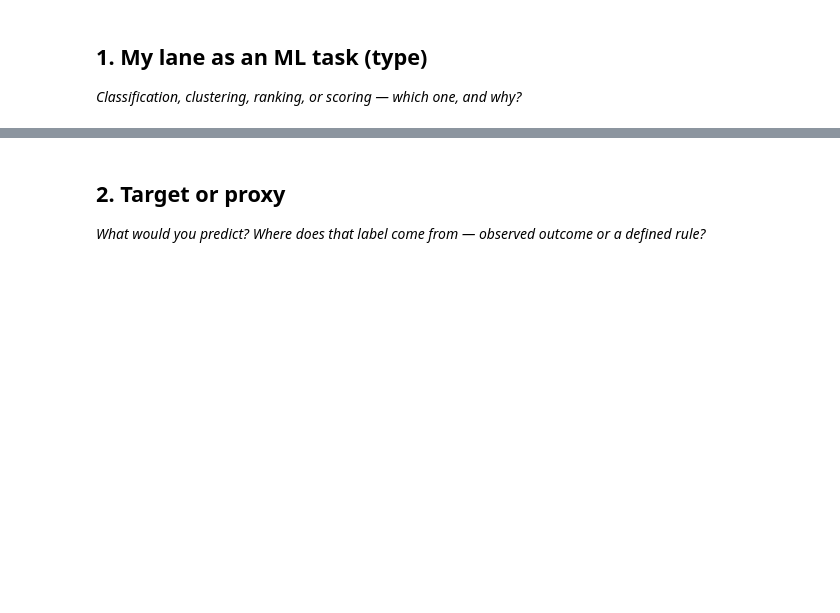
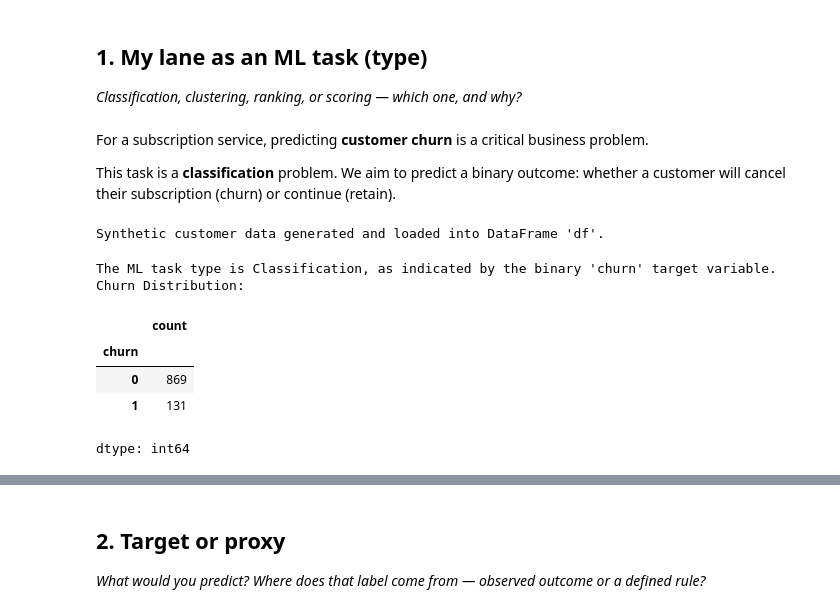
Before and after one commit to RajatBharti11/Rajat, a Jupyter notebook: work/notebooks/w02_ml_task_framing.ipynb, the cells around one changed output, grey strips where cells are left out. Saved outputs shown, nothing was run; the diff lists cells and outputs as text; code cells hidden in the pictures; blank space fills up the shorter version.

```diff
--- a/work/notebooks/w02_ml_task_framing.ipynb
+++ b/work/notebooks/w02_ml_task_framing.ipynb
@@ -15,0 +13,41 @@ This skeleton is yours to fill. Work the sections **in order** — each one has
+# %% [markdown]
+For a subscription service, predicting **customer churn** is a critical business problem.
+
+This task is a **classification** problem. We aim to predict a binary outcome: whether a customer will cancel their subscription (churn) or continue (retain).
+# %%
+import pandas as pd
+import numpy as np
+
+# Seed for reproducibility
+np.random.seed(42)
+
+# Generate synthetic data for customer churn prediction
+num_customers = 1000
+
+data = {
+    'customer_id': range(1, num_customers + 1),
+    'subscription_duration_days': np.random.randint(30, 730, num_customers), # 1 month to 2 years
+    'monthly_bill': np.random.uniform(10, 100, num_customers).round(2),
+    'data_usage_gb': np.random.uniform(5, 500, num_customers).round(1),
+    'support_tickets_last_30_days': np.random.randint(0, 5, num_customers),
+    'last_login_days_ago': np.random.randint(0, 90, num_customers),
+    'churn': np.random.choice([0, 1], num_customers, p=[0.85, 0.15]) # 15% churn rate
+}
+
+df = pd.DataFrame(data)
+
+print("Synthetic customer data generated and loaded into DataFrame 'df'.")
+# %% [output]
+Synthetic customer data generated and loaded into DataFrame 'df'.
+# %%
+print(f"The ML task type is Classification, as indicated by the binary 'churn' target variable.")
+print("Churn Distribution:")
+display(df['churn'].value_counts())
+# %% [output]
+The ML task type is Classification, as indicated by the binary 'churn' target variable.
+Churn Distribution:
+|  | count |
+| churn |  |
+| 0 | 869 |
+| 1 | 131 |
+dtype: int64
```
Also changed, not shown: parts of 14 cells of this notebook.
